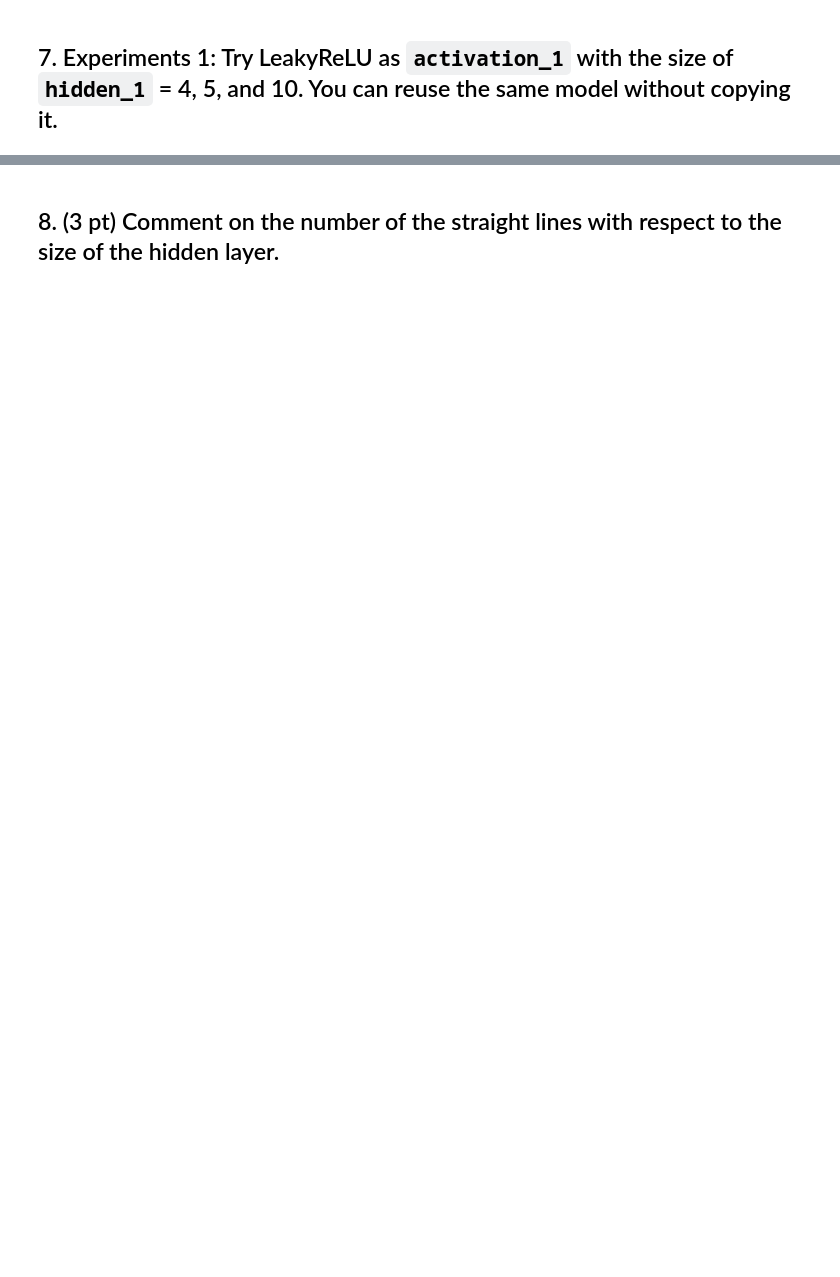
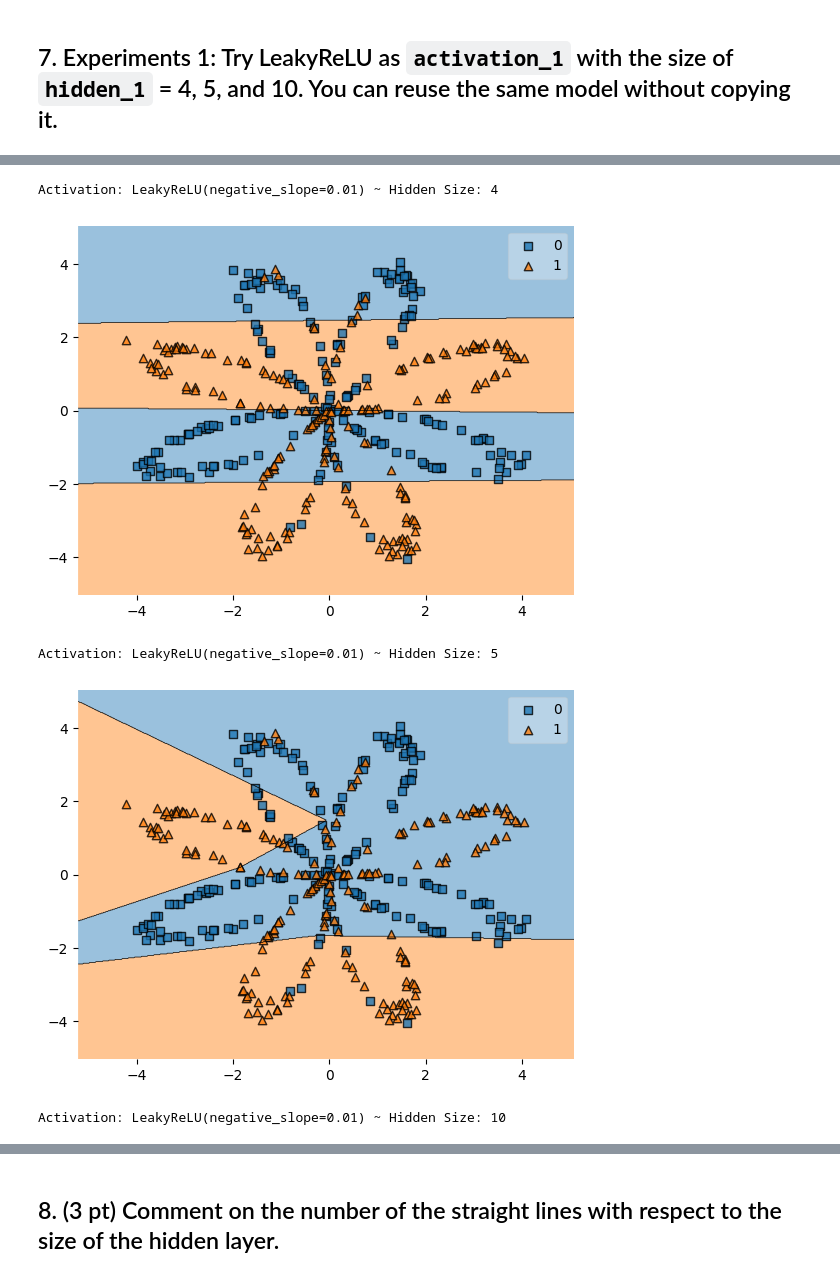
Before and after one commit to YKhalitov/College-Projects, a Jupyter notebook: 2024_spring/Homeworks/HW10.ipynb, the cells around one changed output, grey strips where cells are left out. Drawn from its saved outputs; the diff is of its cells as text; code cells hidden in the pictures; blank space fills up the shorter version.

```diff
--- a/2024_spring/Homeworks/HW10.ipynb
+++ b/2024_spring/Homeworks/HW10.ipynb
@@ -133,9 +126,4 @@ plt.show()
 ## 7. Experiments 1: Try LeakyReLU as `activation_1` with the size of `hidden_1` = 4, 5, and 10. You can reuse the same model without copying it.
 # %%
 hidden_1 = [4, 5, 10]
+activation = nn.LeakyReLU()
-# %%
-for size in hidden_1:
-  model = MyModel(size)
-  clf = PredictionClass(model)
-  plot_decision_regions(x,y.reshape(-1,),clf)
-  plt.show()
@@ -145,0 +130,28 @@ for size in hidden_1:
+# %%
+for hidden_size in hidden_1:
+  model.fc1 = nn.Linear(2, hidden_size)
+  model.fc2 = nn.Linear(hidden_size, 1)
+  model.activ_1 = activation
+
+  optimizer = Adam(model.parameters(), lr=0.01)
+  creterion = BCELoss()
+
+  for epoch in range(100):
+    for x_b, y_b in data_loader:
+      y_pred = model.forward(x_b)
+      loss = creterion(y_pred, y_b)
+      loss.backward()
+      optimizer.step()
+      optimizer.zero_grad()
+
+  clf = PredictionClass(model)
+  plot_decision_regions(x,y.reshape(-1,),clf)
+  print(f"Activation: {model.activ_1} ~ Hidden Size: {hidden_size}")
+  plt.show()
+  print("\n")
+# %% [output]
+Activation: LeakyReLU(negative_slope=0.01) ~ Hidden Size: 4
+[figure, added]
+Activation: LeakyReLU(negative_slope=0.01) ~ Hidden Size: 5
+[figure, added]
+Activation: LeakyReLU(negative_slope=0.01) ~ Hidden Size: 10
```
Also changed, not shown: parts of 11 cells of this notebook.
